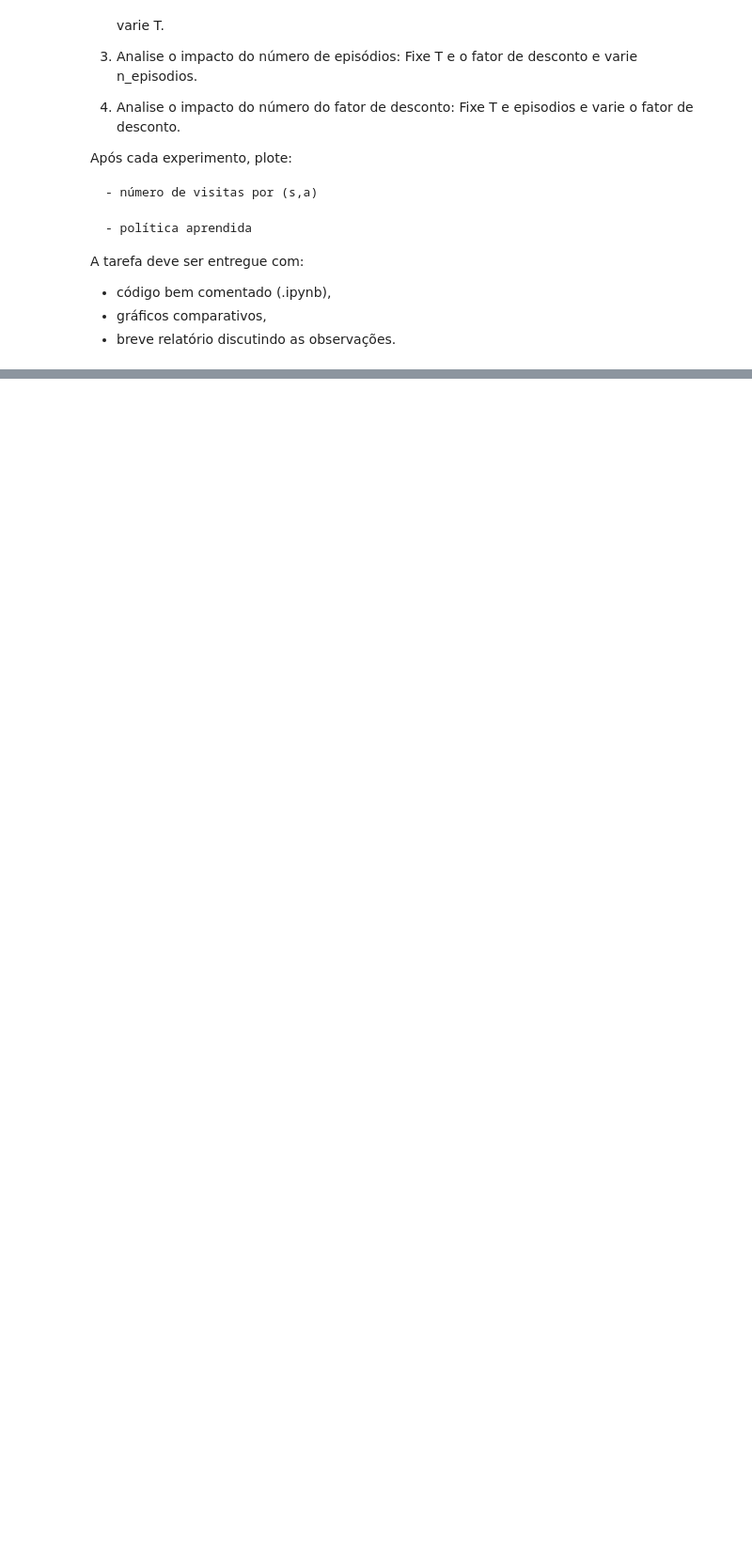
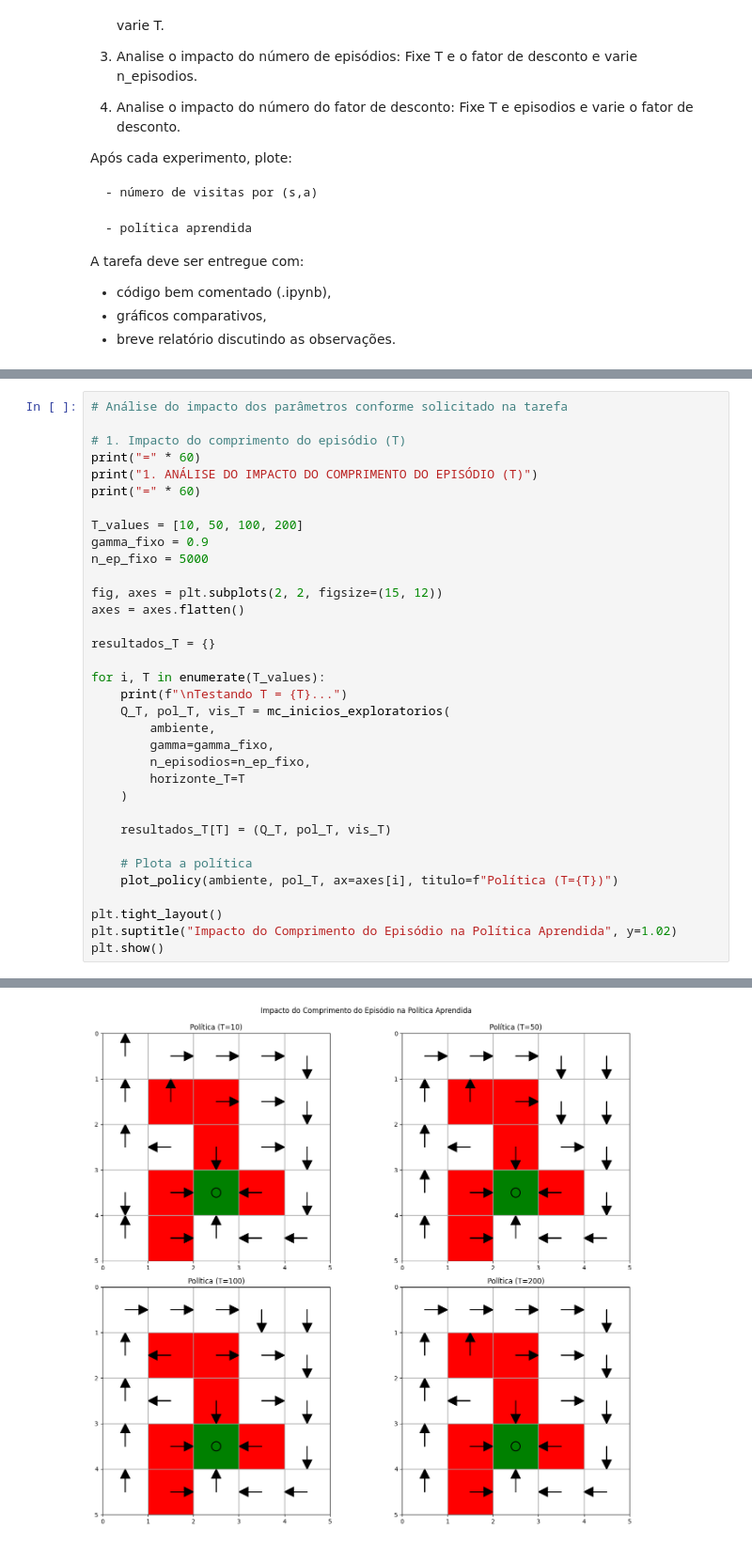
Before and after one commit to danluan/rl-labs, a Jupyter notebook: lab-5/lab_5_MC_inicios_exploratorios.ipynb, the cells around one changed output, grey strips where cells are left out. Shown at 94% size. Drawn from its saved outputs; the diff is of its cells as text; blank space fills up the shorter version.

```diff
--- a/lab-5/lab_5_MC_inicios_exploratorios.ipynb
+++ b/lab-5/lab_5_MC_inicios_exploratorios.ipynb
@@ -540,0 +638,35 @@ A tarefa deve ser entregue com:
+# %%
+# Análise do impacto dos parâmetros conforme solicitado na tarefa
+
+# 1. Impacto do comprimento do episódio (T)
+print("=" * 60)
+print("1. ANÁLISE DO IMPACTO DO COMPRIMENTO DO EPISÓDIO (T)")
+print("=" * 60)
+
+T_values = [10, 50, 100, 200]
+gamma_fixo = 0.9
+n_ep_fixo = 5000
+
+fig, axes = plt.subplots(2, 2, figsize=(15, 12))
+axes = axes.flatten()
+
+resultados_T = {}
+
+for i, T in enumerate(T_values):
+    print(f"\nTestando T = {T}...")
+    Q_T, pol_T, vis_T = mc_inicios_exploratorios(
+        ambiente,
+        gamma=gamma_fixo,
+        n_episodios=n_ep_fixo,
+        horizonte_T=T
+    )
+
+    resultados_T[T] = (Q_T, pol_T, vis_T)
+
+    # Plota a política
+    plot_policy(ambiente, pol_T, ax=axes[i], titulo=f"Política (T={T})")
+
+plt.tight_layout()
+plt.suptitle("Impacto do Comprimento do Episódio na Política Aprendida", y=1.02)
+plt.show()
+# %% [output]
@@ -540,0 +681 @@ A tarefa deve ser entregue com:
+[figure, added]
```
Also changed, not shown: parts of 9 cells of this notebook.
